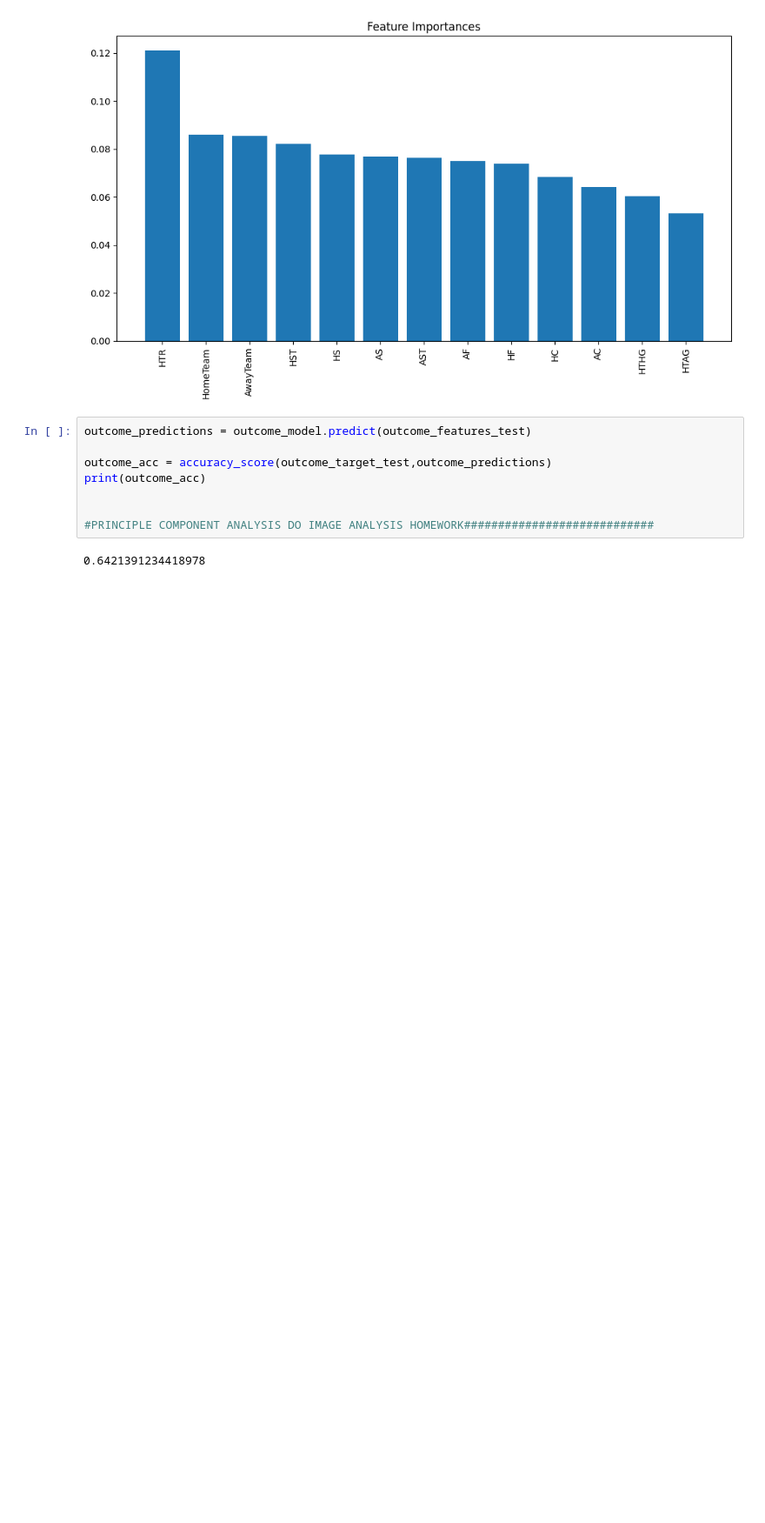
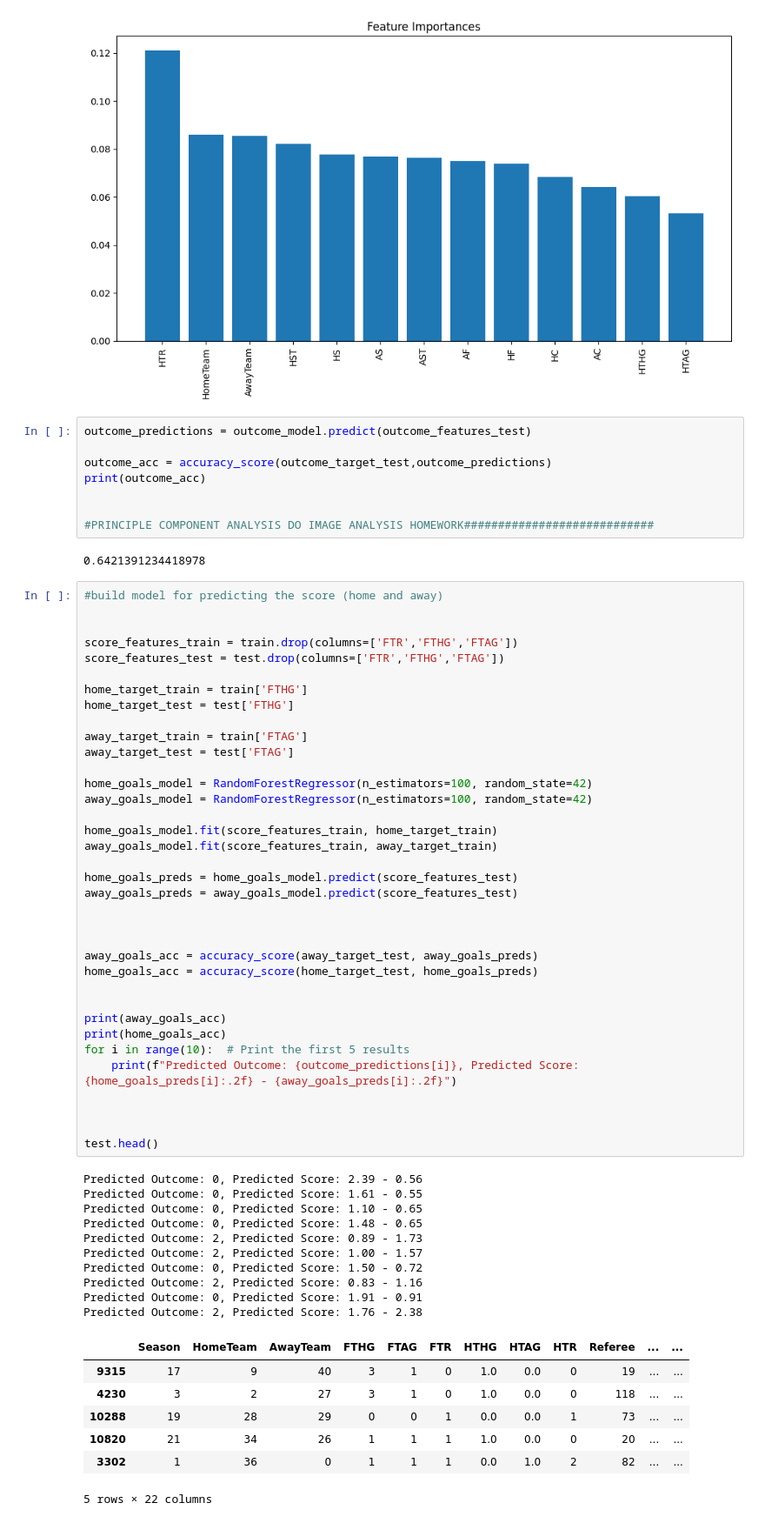
Before and after one commit to diegolanz/Premier-League-Match-Predictor, a Jupyter notebook: notebooks/pred_test.ipynb, the cells around one changed output. Shown at 87% size. Saved outputs shown, nothing was run; the diff lists cells and outputs as text; blank space fills up the shorter version.

Commit message:
Added home and away goal predictor models

```diff
--- a/notebooks/pred_test.ipynb
+++ b/notebooks/pred_test.ipynb
@@ -131,3 +129,57 @@ print(outcome_acc)
 #PRINCIPLE COMPONENT ANALYSIS DO IMAGE ANALYSIS HOMEWORK############################
 # %% [output]
 0.6421391234418978
+# %%
+#build model for predicting the score (home and away)
+
+
+score_features_train = train.drop(columns=['FTR','FTHG','FTAG'])
+score_features_test = test.drop(columns=['FTR','FTHG','FTAG'])
+
+home_target_train = train['FTHG']
+home_target_test = test['FTHG']
+
+away_target_train = train['FTAG']
+away_target_test = test['FTAG']
+
+home_goals_model = RandomForestRegressor(n_estimators=100, random_state=42)
+away_goals_model = RandomForestRegressor(n_estimators=100, random_state=42)
+
+home_goals_model.fit(score_features_train, home_target_train)
+away_goals_model.fit(score_features_train, away_target_train)
+
+home_goals_preds = home_goals_model.predict(score_features_test)
+away_goals_preds = away_goals_model.predict(score_features_test)
+
+
+
+away_goals_acc = accuracy_score(away_target_test, away_goals_preds)
+home_goals_acc = accuracy_score(home_target_test, home_goals_preds)
+
+
+print(away_goals_acc)
+print(home_goals_acc)
+for i in range(10):  # Print the first 5 results
+    print(f"Predicted Outcome: {outcome_predictions[i]}, Predicted Score: {home_goals_preds[i]:.2f} - {away_goals_preds[i]:.2f}")
+
+
+
+test.head()
+# %% [output]
+Predicted Outcome: 0, Predicted Score: 2.39 - 0.56
+Predicted Outcome: 0, Predicted Score: 1.61 - 0.55
+Predicted Outcome: 0, Predicted Score: 1.10 - 0.65
+Predicted Outcome: 0, Predicted Score: 1.48 - 0.65
+Predicted Outcome: 2, Predicted Score: 0.89 - 1.73
+Predicted Outcome: 2, Predicted Score: 1.00 - 1.57
+Predicted Outcome: 0, Predicted Score: 1.50 - 0.72
+Predicted Outcome: 2, Predicted Score: 0.83 - 1.16
+Predicted Outcome: 0, Predicted Score: 1.91 - 0.91
+Predicted Outcome: 2, Predicted Score: 1.76 - 2.38
+|  | Season | HomeTeam | AwayTeam | FTHG | FTAG | FTR | HTHG | HTAG | HTR | Referee | ... | ... |
+| 9315 | 17 | 9 | 40 | 3 | 1 | 0 | 1.0 | 0.0 | 0 | 19 | ... | ... |
+| 4230 | 3 | 2 | 27 | 3 | 1 | 0 | 1.0 | 0.0 | 0 | 118 | ... | ... |
+| 10288 | 19 | 28 | 29 | 0 | 0 | 1 | 0.0 | 0.0 | 1 | 73 | ... | ... |
+| 10820 | 21 | 34 | 26 | 1 | 1 | 1 | 1.0 | 0.0 | 0 | 20 | ... | ... |
+| 3302 | 1 | 36 | 0 | 1 | 1 | 1 | 0.0 | 1.0 | 2 | 82 | ... | ... |
+5 rows × 22 columns
```
Also changed, not shown: parts of 1 cell of this notebook.
